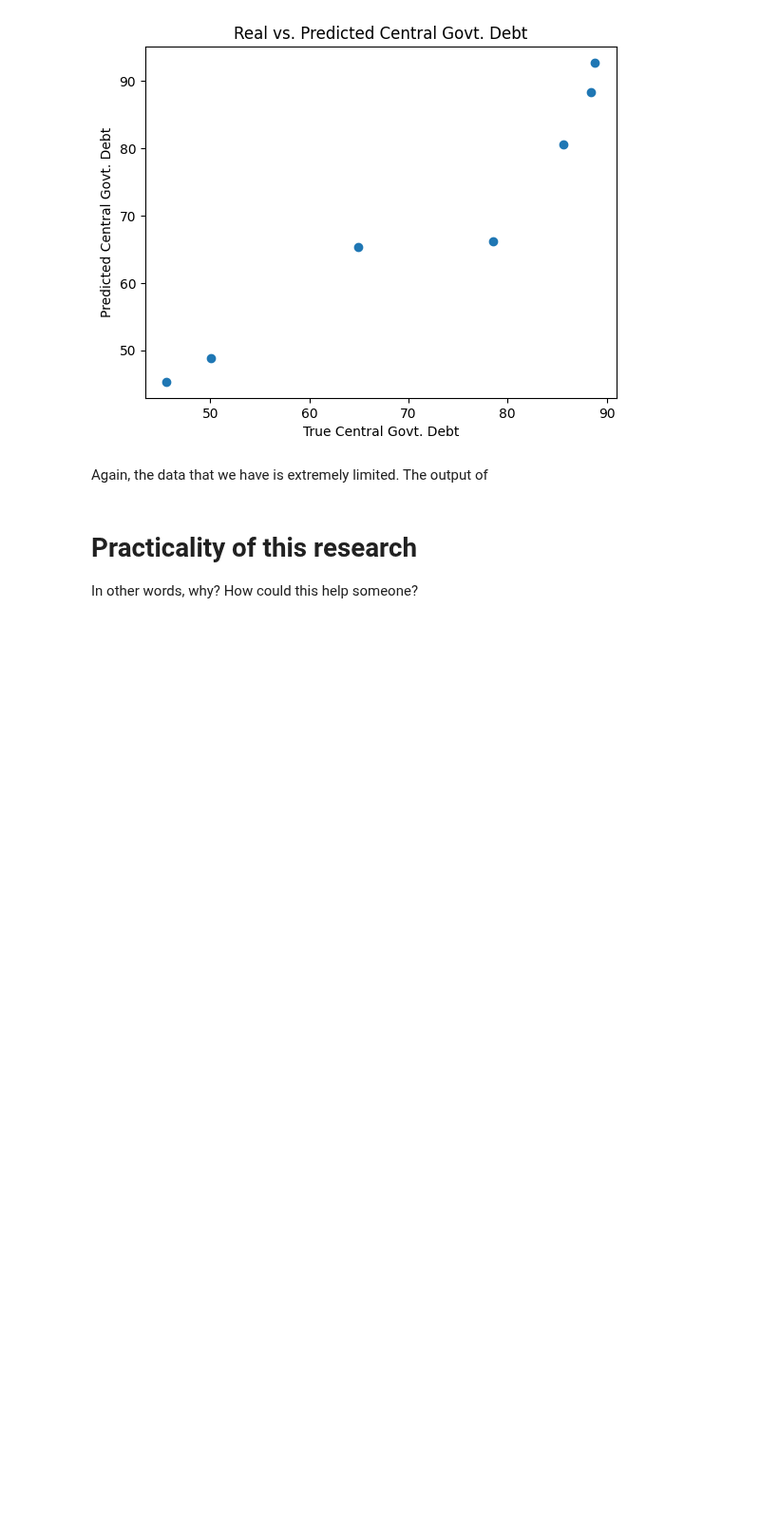
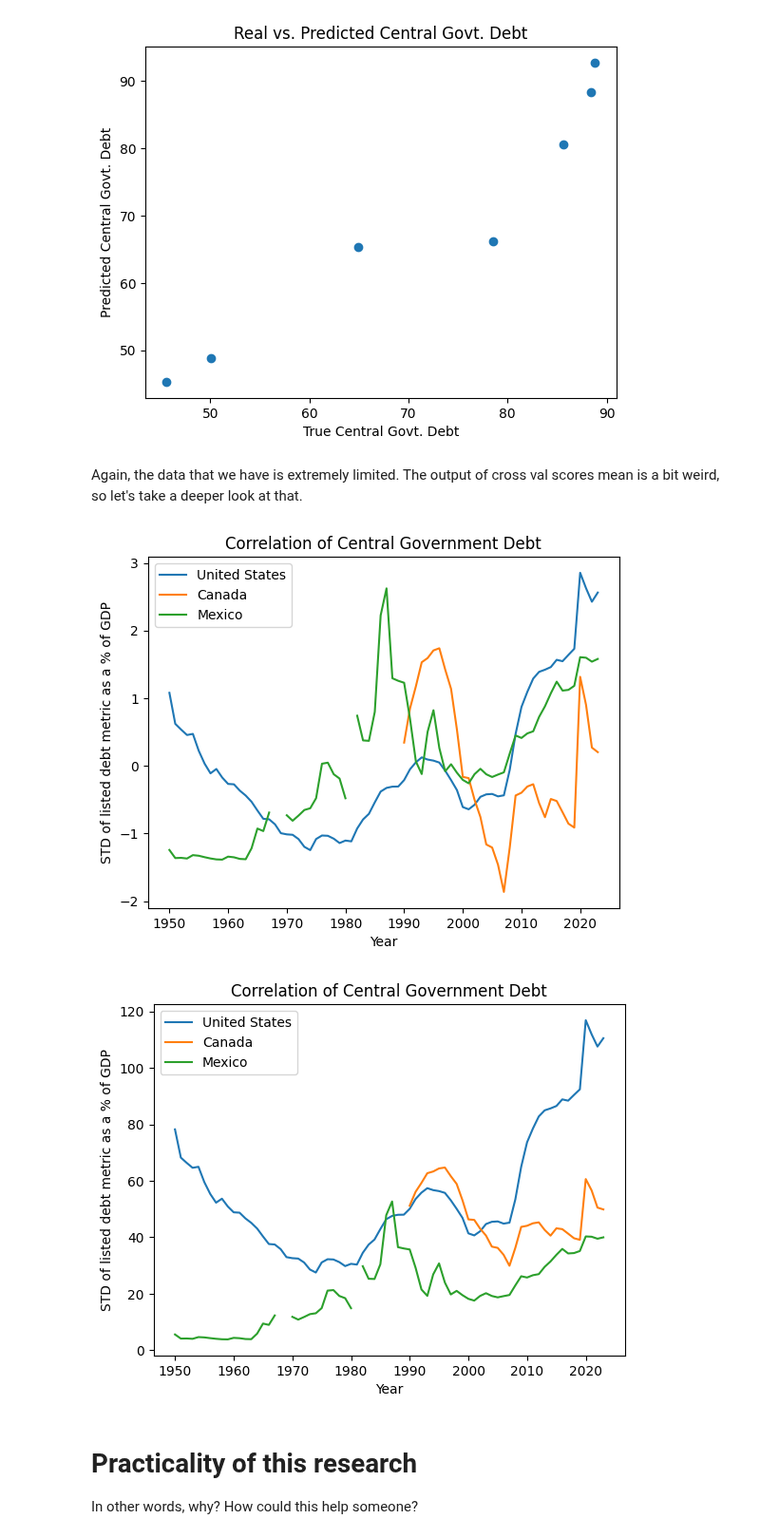
Before and after one commit to kurealnum/dsrp-2025, a Jupyter notebook: DSRP_Global_Debt.ipynb, the cells around one changed output. Shown at 95% size. Drawn from its saved outputs; the diff is of its cells as text; code cells hidden in the pictures; blank space fills up the shorter version.

```diff
--- a/DSRP_Global_Debt.ipynb
+++ b/DSRP_Global_Debt.ipynb
@@ -872,7 +872,41 @@ r squared:  0.9034215579108691
 cross val scores mean: -0.27452112416800295
 [figure]
 # %% [markdown]
-Again, the data that we have is extremely limited. The output of
+Again, the data that we have is extremely limited. The output of cross val scores mean is a bit weird, so let's take a deeper look at that.
+# %%
+from sklearn.preprocessing import StandardScaler
+
+scaler = StandardScaler()
+years = us_debt_database_df["Year"]
+
+us_data = us_debt_database_df[["Central Government Debt"]]
+canada_data = canada_debt_database_df[["Central Government Debt"]]
+mexico_data = mexico_debt_database_df[["Central Government Debt"]]
+
+us_data_scaled = scaler.fit_transform(us_data)
+canada_data_scaled = scaler.fit_transform(canada_data)
+mexico_data_scaled = scaler.fit_transform(mexico_data)
+
+plt.plot(years, us_data_scaled, label = "United States")
+plt.plot(years, canada_data_scaled, label = "Canada")
+plt.plot(years, mexico_data_scaled, label = "Mexico")
+plt.xlabel("Year")
+plt.ylabel("STD of listed debt metric as a % of GDP")
+plt.title("Correlation of Central Government Debt")
+plt.legend()
+plt.show()
+
+plt.plot(years, us_data, label = "United States")
+plt.plot(years, canada_data, label = "Canada")
+plt.plot(years, mexico_data, label = "Mexico")
+plt.xlabel("Year")
+plt.ylabel("STD of listed debt metric as a % of GDP")
+plt.title("Correlation of Central Government Debt")
+plt.legend()
+plt.show()
+# %% [output]
+[figure, added]
+[figure, added]
 # %% [markdown]
 # Practicality of this research
 
```
Also changed, not shown: parts of 1 cell of this notebook.
